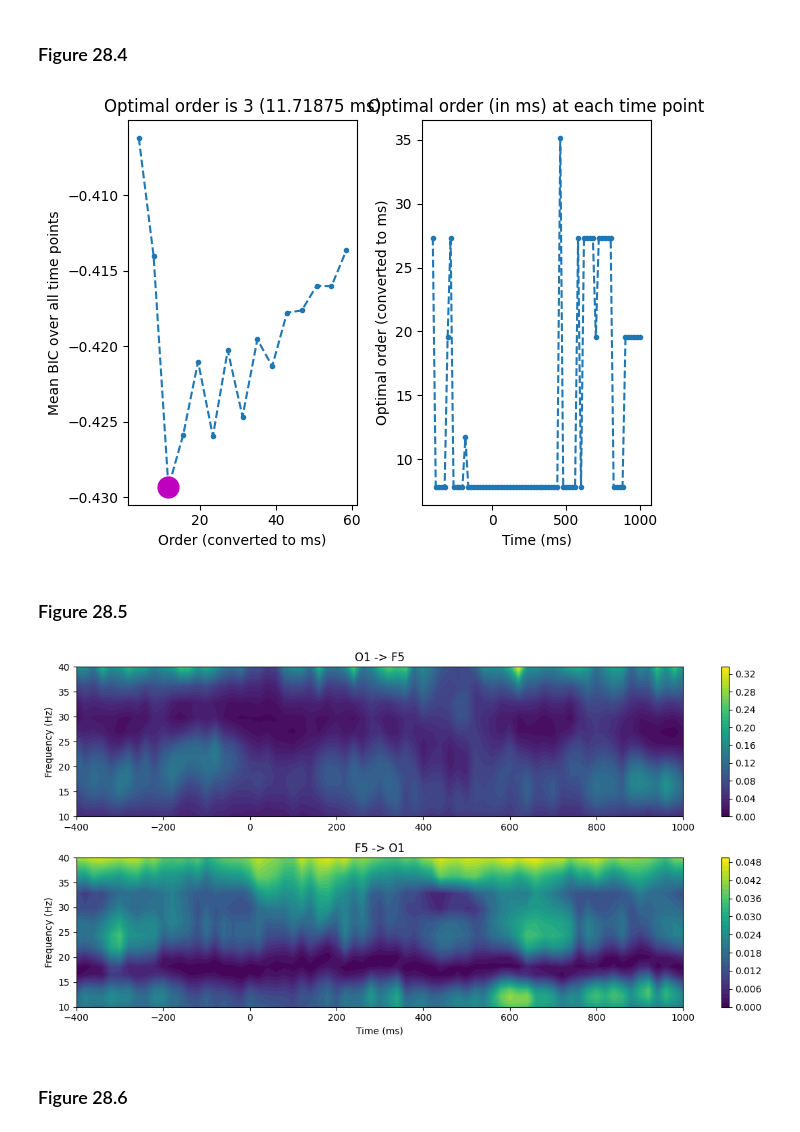
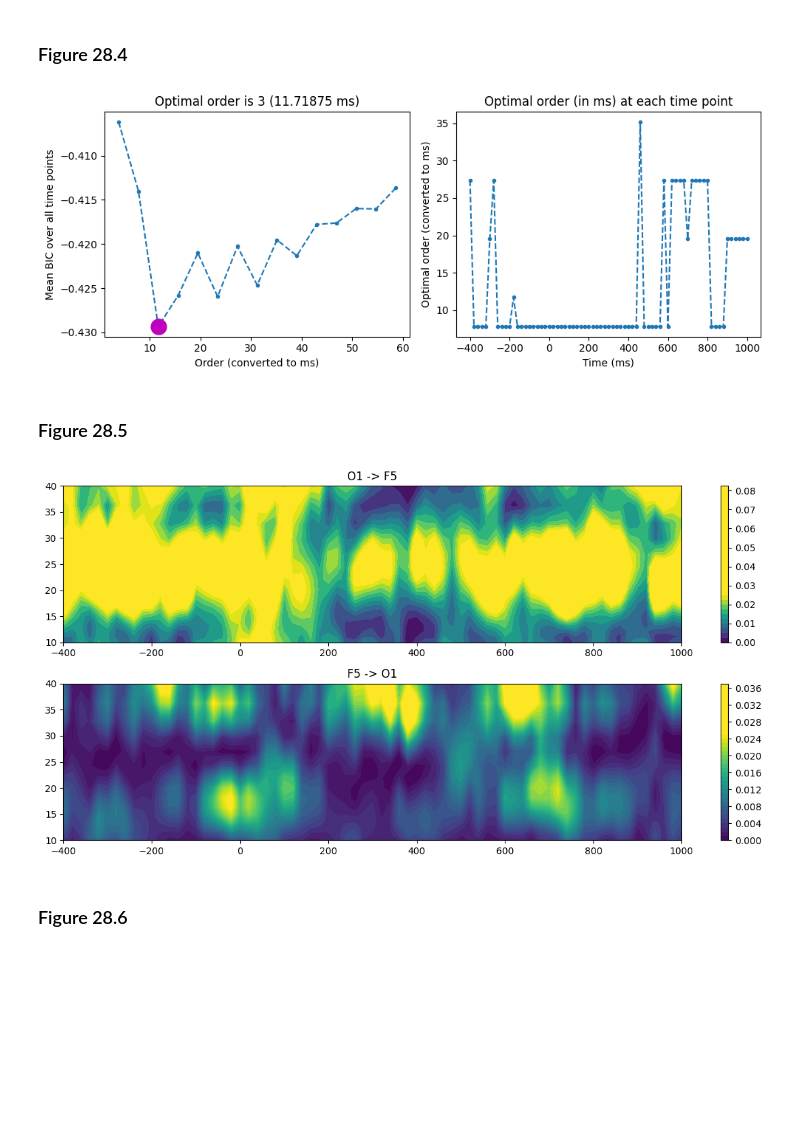
Before and after one commit to agencyenterprise/AnalyzingNeuralTimeSeries-Python, a Jupyter notebook: nbs/chapter28.ipynb, the cells around one changed output. Saved outputs shown, nothing was run; the diff lists cells and outputs as text; code cells hidden in the pictures; blank space fills up the shorter version.

```diff
--- a/nbs/chapter28.ipynb
+++ b/nbs/chapter28.ipynb
@@ -121,3 +121,5 @@ plt.show()
 ### Figure 28.3
 
 Note: this cell takes a while to run
+# %%
+tempdata = eegdata[:, times2saveidx[timei] - timewin_points//2:times2saveidx[timei] + timewin_points//2 - ((timewin_points+1)%2) + 1, :]
@@ -134,17 +150,18 @@ timewin = 200  # in ms
 order = 27  # in ms
 
 # Temporal down-sample results (but not data!)
-times2save = np.arange(-400, 1020, 20)  # in ms
+times2save = np.arange(-400, 1001, 20)  # in ms
 
 # Convert parameters to indices
 timewin_points = round(timewin / (1000 / EEG['srate'][0, 0]))
 order_points = round(order / (1000 / EEG['srate'][0, 0]))
 
 # Find the index of those channels
-chans = (EEG['chanlocs'][0]['labels'] == chan1name) | (EEG['chanlocs'][0]['labels'] == chan2name)
+chan1 = EEG['chanlocs'][0]['labels'] == chan1name
+chan2 = EEG['chanlocs'][0]['labels'] == chan2name
 
 # Remove ERP from selected electrodes to improve stationarity
-eegdata = (EEG['data'][chans, :, :] - np.mean(EEG['data'][chans, :, :], axis=2, keepdims=True))[::-1, :, :]
+eegdata = EEG['data'][[np.where(chan1)[0][0], np.where(chan2)[0][0]], :, :] - np.mean(EEG['data'][[np.where(chan1)[0][0], np.where(chan2)[0][0]], :, :], axis=2)[..., np.newaxis]
 
 # Convert requested times to indices
 times2saveidx = np.array([np.argmin(np.abs(EEG['times'][0] - t)) for t in times2save])
@@ -157,7 +174,7 @@ bic = np.zeros((len(times2save), 15))  # Bayes info criteria (hard-coded to orde
 # Loop over time points
 for timei in range(len(times2save)):
     # Data from all trials in this time window
-    tempdata = eegdata[:, times2saveidx[timei] - timewin_points//2:times2saveidx[timei] + timewin_points//2 + 1, :].copy()
+    tempdata = eegdata[:, times2saveidx[timei] - timewin_points//2:times2saveidx[timei] + timewin_points//2 - ((timewin_points+1)%2) + 1, :].copy()
 
     # Detrend and zscore all data
     for triali in range(EEG['trials'][0, 0]):
@@ -165,30 +182,29 @@ for timei in range(len(times2save)):
         tempdata[1, :, triali] = zscore(detrend(tempdata[1, :, triali], axis=0), axis=0)
 
     # Reshape tempdata for VAR
-    tempdata = np.reshape(tempdata, (2, timewin_points * EEG['trials'][0][0]), 'F').T
+    tempdata = np.reshape(tempdata, (2, timewin_points * EEG['trials'][0][0]), 'F')
 
     # Fit univariate AR models for each channel
-    model_x = AutoReg(tempdata[:, 0], lags=order_points, old_names=False)
-    model_y = AutoReg(tempdata[:, 1], lags=order_points, old_names=False)
+    model_x = AutoReg(tempdata[0, :], lags=order_points, old_names=False)
+    model_y = AutoReg(tempdata[1, :], lags=order_points, old_names=False)
     results_x = model_x.fit()
     results_y = model_y.fit()
 
     # Fit bivariate VAR model
-    var_model = VAR(tempdata)
+    var_model = VAR(tempdata.T)
     var_results = var_model.fit(maxlags=order_points)
 
     # Compute error variances
     Ex = results_x.sigma2
     Ey = results_y.sigma2
-    E = var_results.sigma_u.diagonal()
+    E = var_results.sigma_u
 
     # Compute Granger causality values as log ratio of error variances
-    y2x[timei] = np.log(Ex / E[0])
-    x2y[timei] = np.log(Ey / E[1])
+    y2x[timei] = np.log(Ex / E[0, 0])
+    x2y[timei] = np.log(Ey / E[1, 1])
 
     # Compute BIC for optimal model order at each time point
     for bici in range(bic.shape[1]):
-        var_model = VAR(tempdata)
         var_results = var_model.fit(maxlags=bici + 1)
         bic[timei, bici] = var_results.bic
 
@@ -208,29 +224,29 @@ plt.show()
 ### Figure 28.4
 # %%
 # Plot BIC
-plt.figure()
+plt.figure(figsize=(10, 4))
 
 plt.subplot(121)
 mean_bic = np.mean(bic, axis=0)
 plt.plot((np.arange(1, bic.shape[1] + 1)) * (1000 / EEG['srate'][0, 0]), mean_bic, '--.')
 plt.xlabel('Order (converted to ms)')
 plt.ylabel('Mean BIC over all time points')
 
 bestbic_idx = np.argmin(mean_bic) + 1
 plt.plot(bestbic_idx * (1000 / EEG['srate'][0, 0]), mean_bic[bestbic_idx-1], 'mo', markersize=15)
 plt.title(f'Optimal order is {bestbic_idx} ({bestbic_idx * (1000 / EEG["srate"][0, 0])} ms)')
 
 plt.subplot(122)
 bic_per_timepoint = np.argmin(bic, axis=1)
 plt.plot(times2save, bic_per_timepoint * (1000 / EEG['srate'][0, 0]), '--.')
 plt.xlabel('Time (ms)')
 plt.ylabel('Optimal order (converted to ms)')
 plt.title('Optimal order (in ms) at each time point')
 
 plt.tight_layout()
 plt.show()
 # %% [output]
-[figure, old version]
+[figure, new version]
 # %% [markdown]
 ### Figure 28.5
 # %%
@@ -248,7 +264,7 @@ tf_granger = np.zeros((2, len(frequencies), len(times2save)))
 # Loop over time points
 for timei in range(len(times2save)):
     # Data from all trials in this time window
-    tempdata = eegdata[:, times2saveidx[timei] - timewin_points//2:times2saveidx[timei] + timewin_points//2 + 1, :].copy()
+    tempdata = eegdata[:, times2saveidx[timei] - timewin_points//2:times2saveidx[timei] + timewin_points//2 - ((timewin_points+1)%2) + 1, :].copy()
 
     # Detrend and zscore all data
     for triali in range(EEG['trials'][0, 0]):
@@ -261,40 +277,45 @@ for timei in range(len(times2save)):
     # Fit VAR model
     var_model = VAR(tempdata)
     var_results = var_model.fit(maxlags=order_points)
+    Axy = var_results.coefs
+    E = var_results.sigma_u
+
+    # corrected covariance
+    eyx = E[1, 1] - E[0, 1]**2/E[0, 0]
+    exy = E[0, 0] - E[1, 0]**2/E[1, 1]
+    N = len(E)
 
     # Compute Granger causality for each frequency
     for fi, freq in enumerate(frequencies):
         # Compute the transfer function matrix (Fourier transform of the VAR coefficients)
-        H = np.eye(2, dtype=complex)
-        for k in range(1, order_points + 1):
-            H -= var_results.params[k:k+1].T * np.exp(-2j * np.pi * freq * k / EEG['srate'][0, 0])
+        H = np.eye(N, dtype=complex)
+        for m in range(order_points):
+            H += Axy[m] * np.exp(-1j * m * 2 * np.pi * freq / EEG['srate'][0, 0])
 
         # Compute the spectral density matrix
-        S = np.linalg.inv(H) @ var_results.sigma_u @ np.linalg.inv(H).conj().T / EEG['srate'][0, 0]
+        Hi = np.linalg.inv(H)
+        S = H @ E @ Hi.conj().T / EEG['srate'][0, 0]
 
         # Compute Granger causality
-        tf_granger[0, fi, timei] = np.log(np.abs(S[1, 1]) / np.abs(S[1, 1] - (H[1, 0] * var_results.sigma_u[0, 0] * H[1, 0].conj()) / EEG['srate'][0, 0]))
-        tf_granger[1, fi, timei] = np.log(np.abs(S[0, 0]) / np.abs(S[0, 0] - (H[0, 1] * var_results.sigma_u[1, 1] * H[0, 1].conj()) / EEG['srate'][0, 0]))
+        tf_granger[0, fi, timei] = np.log(np.abs(S[1, 1]) / np.abs(S[1, 1] - (H[1, 0] * exy * H[1, 0].conj()) / EEG['srate'][0, 0]))
+        tf_granger[1, fi, timei] = np.log(np.abs(S[0, 0]) / np.abs(S[0, 0] - (H[0, 1] * eyx * H[0, 1].conj()) / EEG['srate'][0, 0]))
 
 # Plot time-frequency Granger causality
 plt.figure(figsize=(12, 6))
 plt.subplot(211)
-plt.contourf(times2save, frequencies, tf_granger[0, :, :], 40, cmap='viridis')
+plt.contourf(times2save, frequencies, tf_granger[0, :, :], 40, cmap='viridis', vmin=0, vmax=0.025)
 plt.colorbar()
 plt.title(f'{chan1name} -> {chan2name}')
-plt.ylabel('Frequency (Hz)')
 
 plt.subplot(212)
-plt.contourf(times2save, frequencies, tf_granger[1, :, :], 40, cmap='viridis')
+plt.contourf(times2save, frequencies, tf_granger[1, :, :], 40, cmap='viridis', vmin=0, vmax=0.025)
 plt.colorbar()
 plt.title(f'{chan2name} -> {chan1name}')
-plt.xlabel('Time (ms)')
-plt.ylabel('Frequency (Hz)')
 
 plt.tight_layout()
 plt.show()
 # %% [output]
-[figure, old version]
+[figure, new version]
 # %% [markdown]
 ### Figure 28.6
 # %%
```
Also changed, not shown: parts of 4 cells of this notebook, 1 other file.
